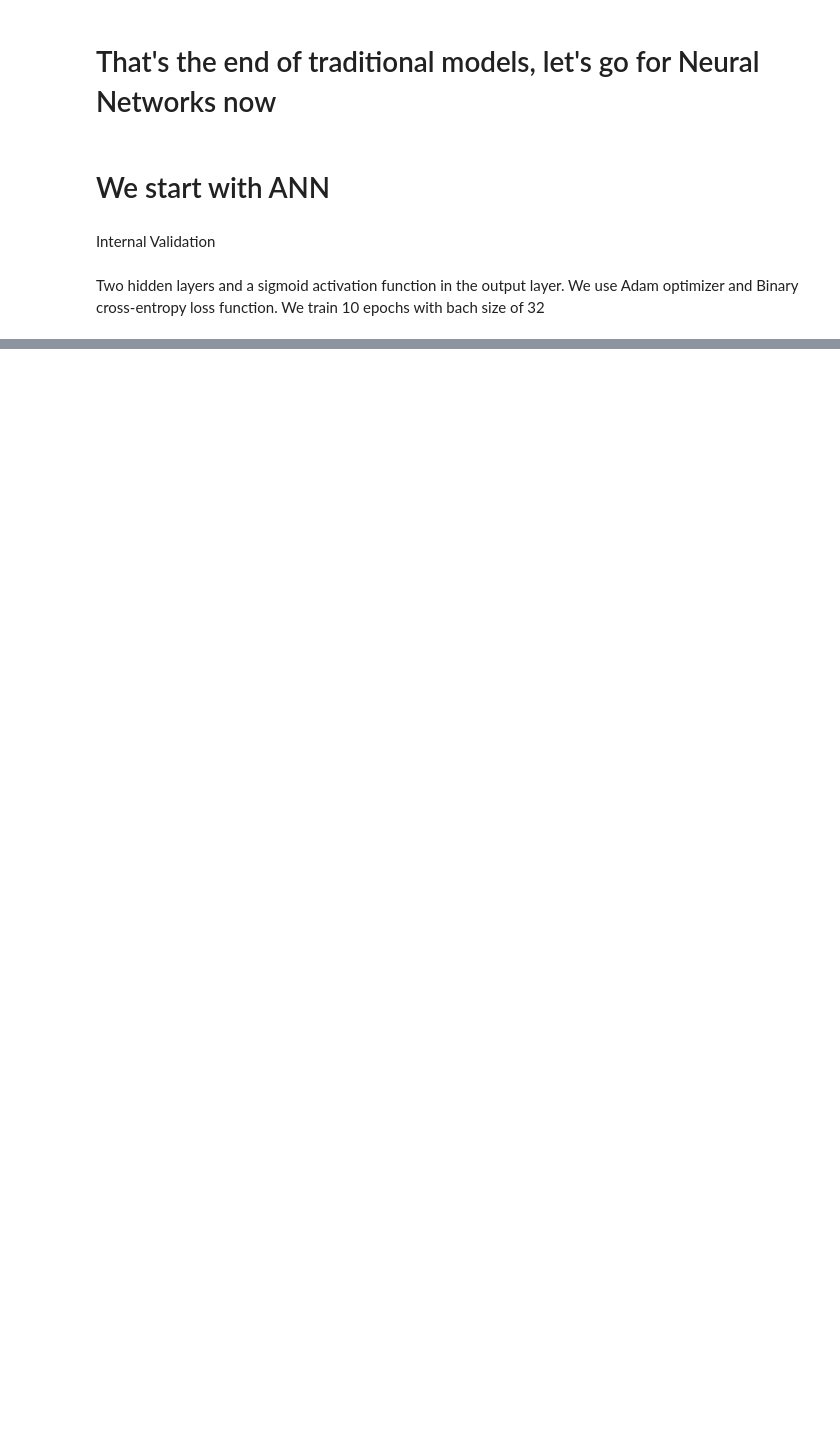
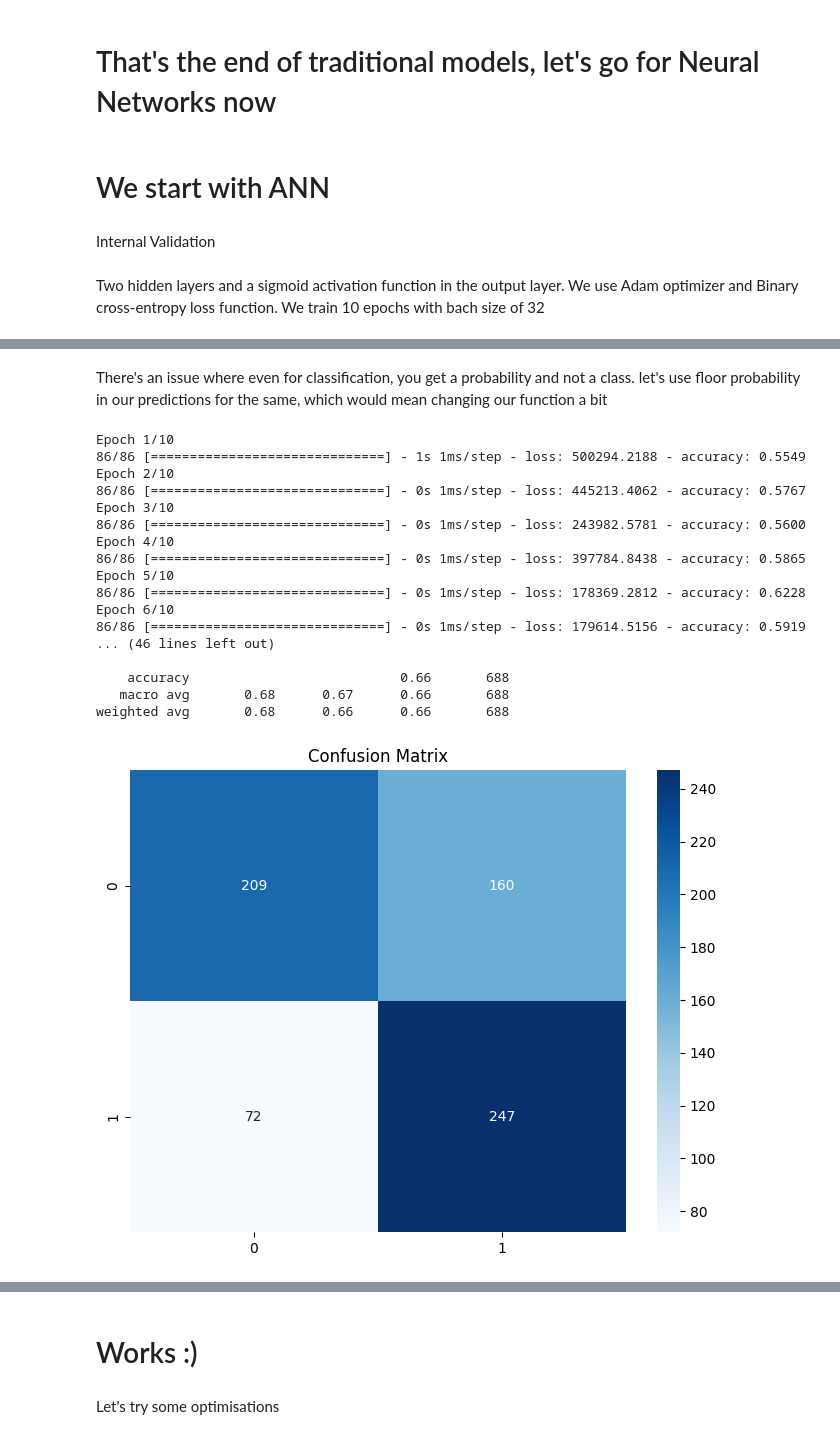
Before and after one commit to Zmey1/Biotech_2.0, a Jupyter notebook: models.ipynb, the cells around one changed output, grey strips where cells are left out. Cells and saved outputs as stored; diff of their text form; code cells hidden in the pictures; blank space fills up the shorter version.

Commit message:
fixed function and ANN

```diff
--- a/models.ipynb
+++ b/models.ipynb
@@ -733,0 +945,2 @@ evaluate_model(ann_model, X_train, X_test, y_train, y_test)
+# %% [markdown]
+There's an issue where even for classification, you get a probability and not a class. let's use floor probability in our predictions for the same, which would mean changing our function a bit
@@ -733,0 +1032,38 @@ evaluate_model(ann_model, X_train, X_test, y_train, y_test)
+# %%
+from keras.models import Sequential
+from keras.layers import Dense
+
+# Define the architecture of the ANN
+ann_model = Sequential()
+ann_model.add(Dense(64, input_dim=X_train.shape[1], activation='relu'))
+ann_model.add(Dense(32, activation='relu'))
+ann_model.add(Dense(1, activation='sigmoid'))
+
+# Compile the model
+ann_model.compile(optimizer='adam',
+                  loss='binary_crossentropy', metrics=['accuracy'])
+
+# Train the model
+ann_model.fit(X_train, y_train, epochs=10, batch_size=32, verbose=1)
+
+# Call the evaluate_model function with ANN classifier
+evaluate_model(ann_model, X_train, X_test, y_train, y_test)
+# %% [output]
+Epoch 1/10
+86/86 [==============================] - 1s 1ms/step - loss: 500294.2188 - accuracy: 0.5549
+Epoch 2/10
+86/86 [==============================] - 0s 1ms/step - loss: 445213.4062 - accuracy: 0.5767
+Epoch 3/10
+86/86 [==============================] - 0s 1ms/step - loss: 243982.5781 - accuracy: 0.5600
+Epoch 4/10
+86/86 [==============================] - 0s 1ms/step - loss: 397784.8438 - accuracy: 0.5865
+Epoch 5/10
+86/86 [==============================] - 0s 1ms/step - loss: 178369.2812 - accuracy: 0.6228
+Epoch 6/10
+86/86 [==============================] - 0s 1ms/step - loss: 179614.5156 - accuracy: 0.5919
+... (46 lines left out)
+
+    accuracy                           0.66       688
+   macro avg       0.68      0.67      0.66       688
+weighted avg       0.68      0.66      0.66       688
+[figure, added]
@@ -733,0 +1072,4 @@ evaluate_model(ann_model, X_train, X_test, y_train, y_test)
+# %% [markdown]
+# Works :)
+# %% [markdown]
+Let's try some optimisations
```
Also changed, not shown: parts of 18 cells of this notebook.
